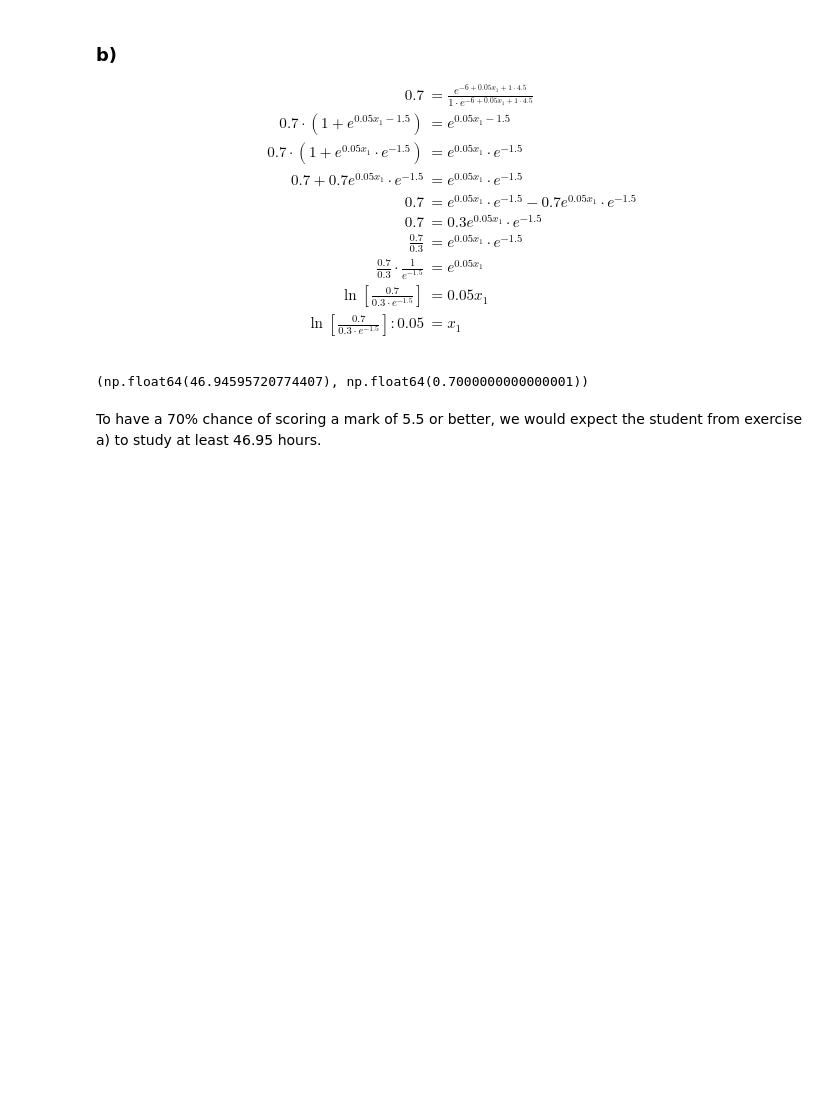
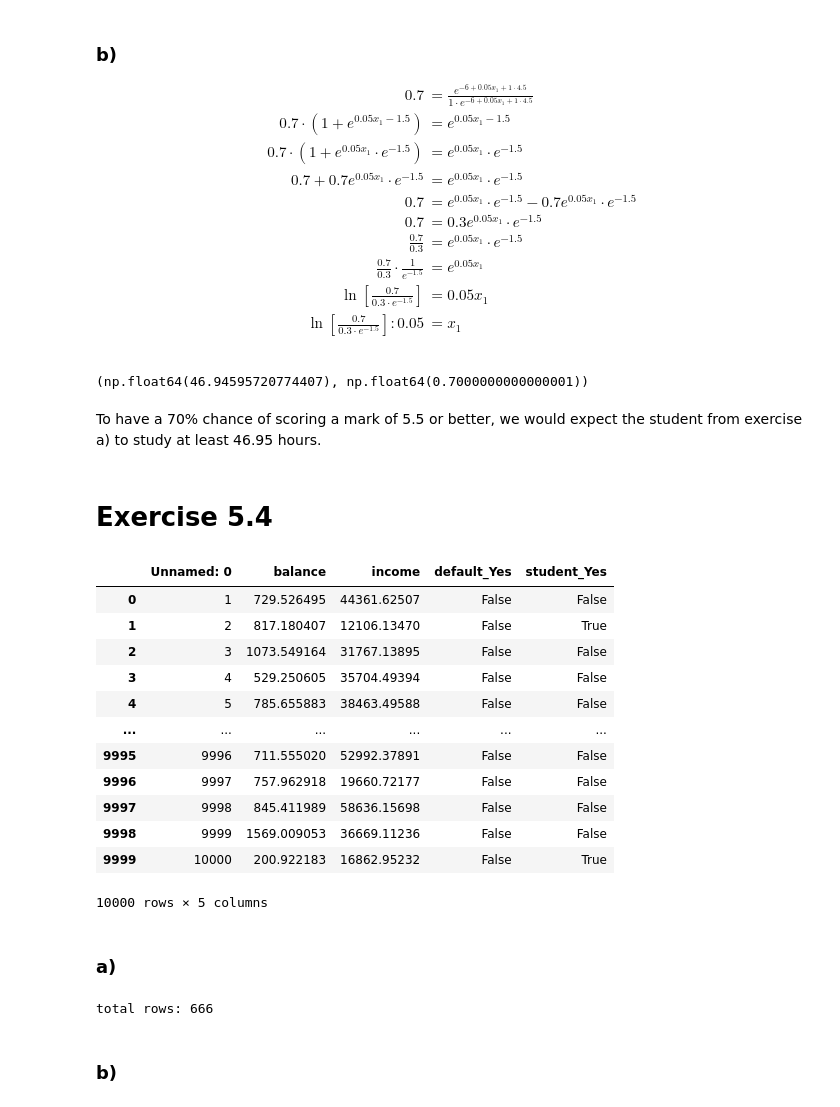
Before and after one commit to marbetschar/ZHAW-Predictive-Modeling, a Jupyter notebook: Week05/05_series_LR.ipynb, the cells around one changed output. Drawn from its saved outputs; the diff is of its cells as text; code cells hidden in the pictures; blank space fills up the shorter version.

Commit message:
Week 5: Exercise 4

```diff
--- a/Week05/05_series_LR.ipynb
+++ b/Week05/05_series_LR.ipynb
@@ -108,3 +110,41 @@ x1, y_pred
 (np.float64(46.94595720774407), np.float64(0.7000000000000001))
 # %% [markdown]
 To have a 70% chance of scoring a mark of 5.5 or better, we would expect the student from exercise a) to study at least 46.95 hours.
+# %% [markdown]
+# Exercise 5.4
+# %%
+df = pd.read_csv('./../Data/Default.csv', delimiter=';')
+
+# Add a numerical columns for default and student:
+df = pd.get_dummies(df, columns=['default', 'student'], drop_first=True)
+
+df
+# %% [output]
+|  | Unnamed: 0 | balance | income | default_Yes | student_Yes |
+| 0 | 1 | 729.526495 | 44361.62507 | False | False |
+| 1 | 2 | 817.180407 | 12106.13470 | False | True |
+| 2 | 3 | 1073.549164 | 31767.13895 | False | False |
+| 3 | 4 | 529.250605 | 35704.49394 | False | False |
+| 4 | 5 | 785.655883 | 38463.49588 | False | False |
+| ... | ... | ... | ... | ... | ... |
+| 9995 | 9996 | 711.555020 | 52992.37891 | False | False |
+| 9996 | 9997 | 757.962918 | 19660.72177 | False | False |
+| 9997 | 9998 | 845.411989 | 58636.15698 | False | False |
+| 9998 | 9999 | 1569.009053 | 36669.11236 | False | False |
+| 9999 | 10000 | 200.922183 | 16862.95232 | False | True |
+10000 rows × 5 columns
+# %% [markdown]
+### a)
+# %%
+np.random.seed(1)
+
+i_yes = df.loc[df['default_Yes'] == 1, :].index
+i_no = df.loc[df['default_Yes'] == 0, :].index
+i_no = np.random.choice(i_no, replace=False, size=i_yes.size)
+
+assert i_no.size == i_yes.size
+print(f"total rows: {i_no.size + i_yes.size}")
+# %% [output]
+total rows: 666
+# %% [markdown]
+### b)
```
Also changed, not shown: parts of 8 cells of this notebook.
